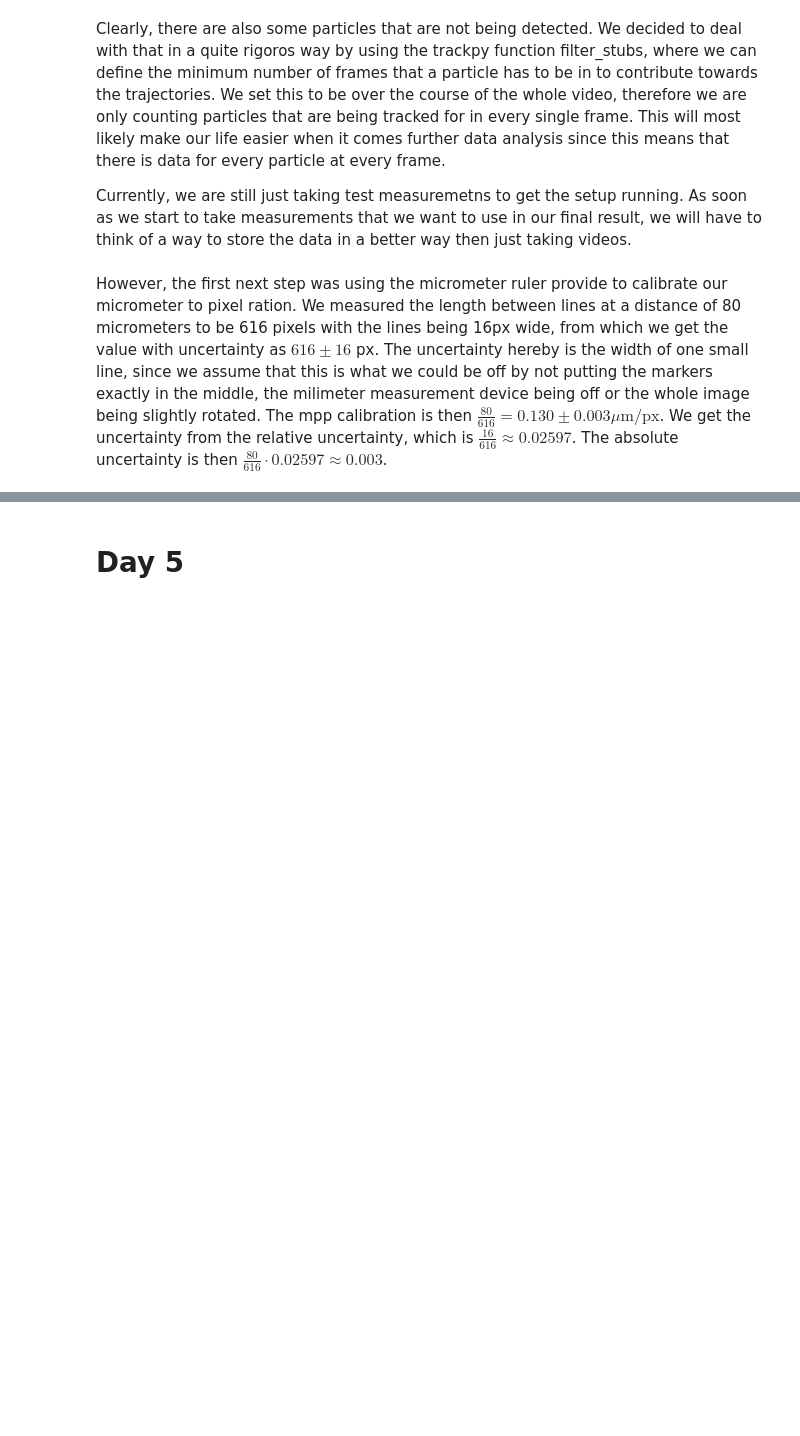
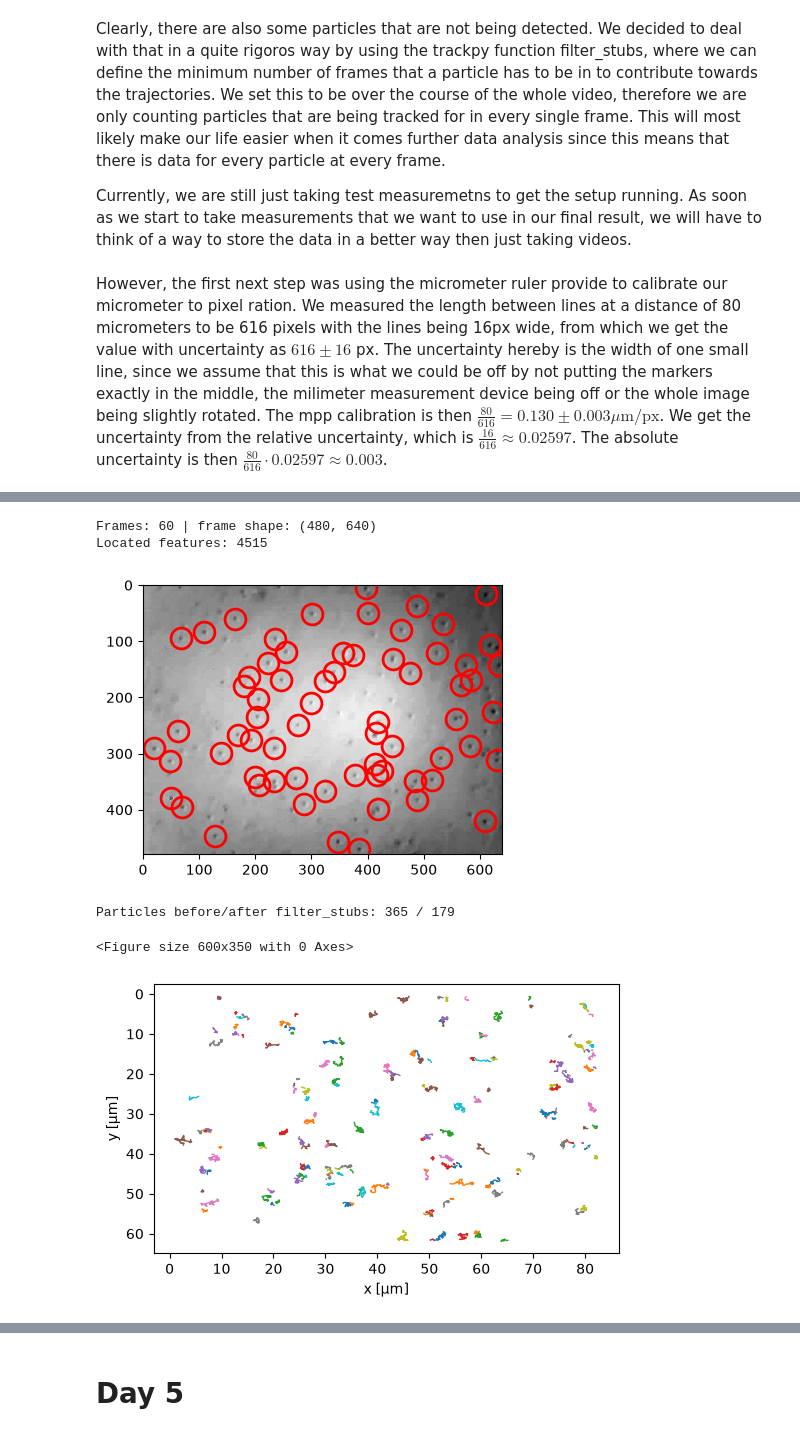
Before and after one commit to HiperLoop/LAB, a Jupyter notebook: text/lab_journal.ipynb, the cells around one changed output, grey strips where cells are left out. Saved outputs shown, nothing was run; the diff lists cells and outputs as text; code cells hidden in the pictures; blank space fills up the shorter version.

Commit message:
Lab Journaled

```diff
--- a/text/lab_journal.ipynb
+++ b/text/lab_journal.ipynb
@@ -177,3 +195,83 @@ These are all of the experimental uncertainties we can think of. These will give
+# %%
+VIDEO_PATH = 'Lab Journal'
+VIDEO_FILE = 'A011-20261016_122707.wmv'
+FEATURE_SIZE = 9
+MINMASS = 200
+FRAME_LIMIT = 60
+CALIBRATION_FACTOR = 0.13
+REMOVE_DRIFT = True
+# ------------------------------
+mpl.rc('figure', figsize=(6, 3.5))
+
+
+tp.quiet()
+
+@pims.pipeline
+def gray(frame):
+    '''Keep only the green channel of an RGB frame.'''
+    return frame[:, :, 1] if frame.ndim == 3 else frame
+
+def loadFramesFromVideo(video_name: str):
+    '''Load all video frames and keep only the green channel.'''
+    path = os.path.join(VIDEO_PATH, video_name)
+    if not os.path.exists(path):
+        raise FileNotFoundError(f'Video not found: {os.path.abspath(path)}')
+    return gray(pims.PyAVReaderIndexed(path))
+
+def processFrames(frames, feature_size: int, minmass: int) -> DataFrame:
+    '''Locate the particles in all frames.'''
+    return tp.batch(list(frames), feature_size, invert=True, minmass=minmass)
+
+def calculateTrajectories(located: DataFrame, min_frames: int) -> DataFrame:
+    '''Link particle positions into trajectories and remove short and static ones.'''
+    trajectories = tp.link(located, 5, memory=3)
+    long_trajectories = tp.filter_stubs(trajectories, min_frames)
+    print('Particles before/after filter_stubs:',
+          trajectories['particle'].nunique(), '/', long_trajectories['particle'].nunique())
+
+    def has_moved(group: DataFrame) -> bool:
+        dx = group['x'].iloc[-1] - group['x'].iloc[0]
+        dy = group['y'].iloc[-1] - group['y'].iloc[0]
+        return (dx**2 + dy**2)**0.5 > 0.01
+
+    return long_trajectories.groupby('particle').filter(has_moved)
+
+# --- Run ---
+frames = loadFramesFromVideo(VIDEO_FILE)[:FRAME_LIMIT]
+n_frames = len(frames)
+print('Frames:', n_frames, '| frame shape:', frames[0].shape)
+
+located = processFrames(frames, FEATURE_SIZE, MINMASS)
+print('Located features:', len(located))
+if located.empty:
+    raise ValueError('No particles found: check FEATURE_SIZE, MINMASS and invert=True.')
+
+plt.figure()
+tp.annotate(located[located['frame'] == 0], frames[0])
+plt.show()
+trajectories = calculateTrajectories(located, n_frames // 8)
+if trajectories.empty:
+    raise ValueError('No trajectories left after filtering: lower MINMASS or the minimum frame count.')
+if REMOVE_DRIFT:
+    drift = tp.compute_drift(trajectories)
+    trajectories = tp.subtract_drift(trajectories.copy(), drift)
+
+plt.figure()
+traj_um = trajectories.copy()
+traj_um[['x', 'y']] = traj_um[['x', 'y']] * CALIBRATION_FACTOR   # pixels -> µm
+
+fig, ax = plt.subplots(figsize=(6, 3.5))
+tp.plot_traj(traj_um, ax=ax)
+ax.set_xlabel('x [µm]')
+ax.set_ylabel('y [µm]')
+plt.show()
+# %% [output]
+Frames: 60 | frame shape: (480, 640)
+Located features: 4515
+[figure, added]
+Particles before/after filter_stubs: 365 / 179
+<Figure size 600x350 with 0 Axes>
+[figure, added]
 # %% [markdown]
 We started taking samples and were slightly disrupted in that since we had to re-setup our light source. We were once again going with the strongest lense available to us binding the lights so that the sample is in the focus. Nevertheless, our TrackPy showed to be quite good at tracking the big particles which we could verify by checking whether they got tracked for every single frame.
 
```
Also changed, not shown: parts of 30 cells of this notebook, 32 other files.
